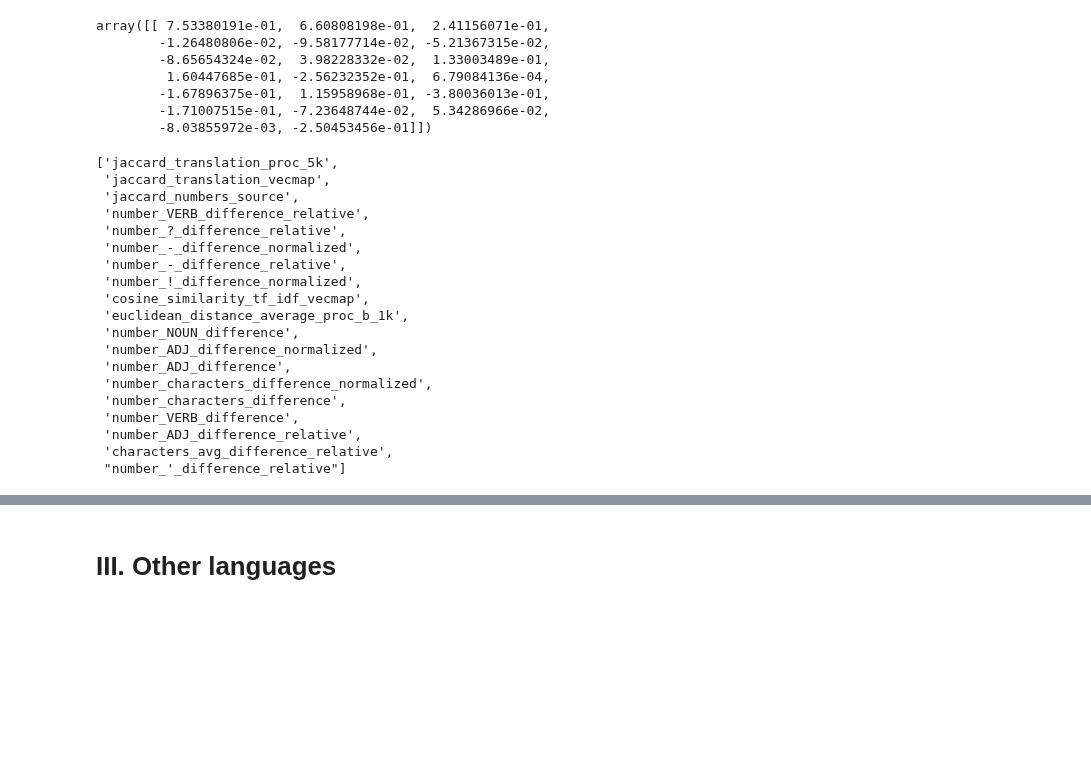
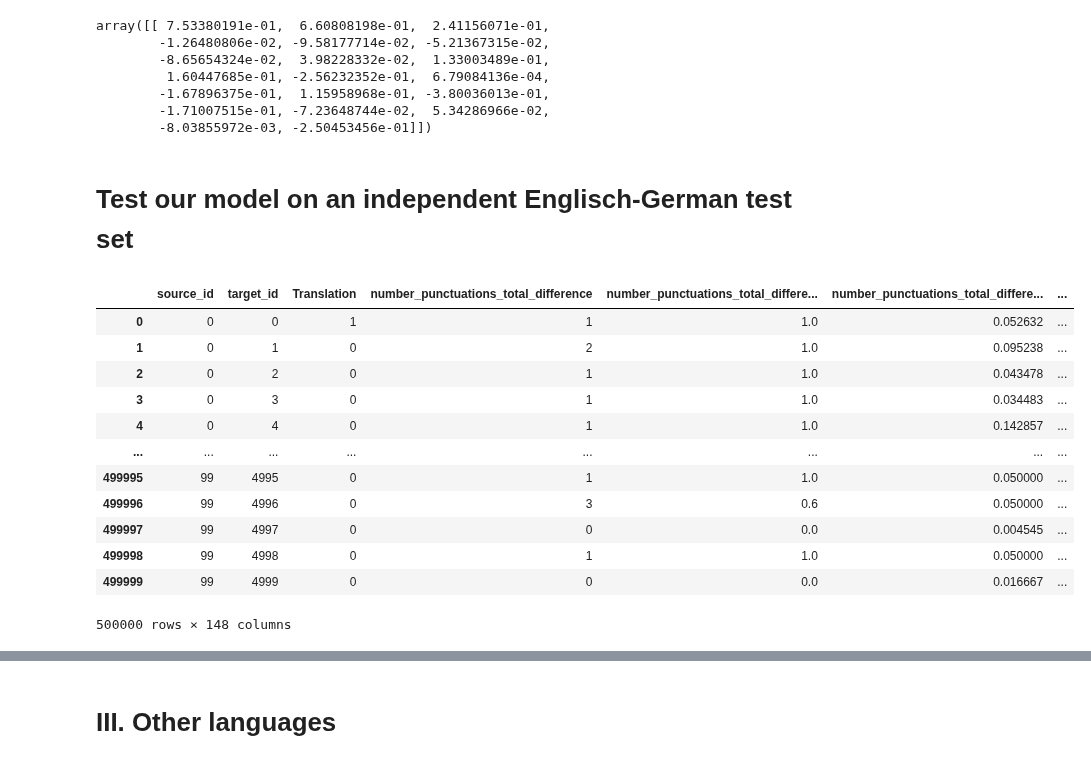
Before and after one commit to J4K08L4N63N84HN/crosslingual-information-retrieval, a Jupyter notebook: notebooks/Supervised_Retrieval_LR.ipynb, the cells around one changed output, grey strips where cells are left out. Saved outputs shown, nothing was run; the diff lists cells and outputs as text; code cells hidden in the pictures; blank space fills up the shorter version.

```diff
--- a/notebooks/Supervised_Retrieval_LR.ipynb
+++ b/notebooks/Supervised_Retrieval_LR.ipynb
@@ -167,25 +185,3 @@ array([[ 7.53380191e-01,  6.60808198e-01,  2.41156071e-01,
         -1.67896375e-01,  1.15958968e-01, -3.80036013e-01,
         -1.71007515e-01, -7.23648744e-02,  5.34286966e-02,
         -8.03855972e-03, -2.50453456e-01]])
-# %%
-start_features
-# %% [output]
-['jaccard_translation_proc_5k',
- 'jaccard_translation_vecmap',
- 'jaccard_numbers_source',
- 'number_VERB_difference_relative',
- 'number_?_difference_relative',
- 'number_-_difference_normalized',
- 'number_-_difference_relative',
- 'number_!_difference_normalized',
- 'cosine_similarity_tf_idf_vecmap',
- 'euclidean_distance_average_proc_b_1k',
- 'number_NOUN_difference',
- 'number_ADJ_difference_normalized',
- 'number_ADJ_difference',
- 'number_characters_difference_normalized',
- 'number_characters_difference',
- 'number_VERB_difference',
- 'number_ADJ_difference_relative',
- 'characters_avg_difference_relative',
- "number_'_difference_relative"]
@@ -191,0 +208,20 @@ start_features
+# %% [markdown]
+# Test our model on an independent Englisch-German test set
+# %%
+feature_retrieval_test=pd.read_feather("../data/processed/feature_retrieval_en_de_testset.feather")
+feature_retrieval_test = feature_retrieval_test.rename(columns={"id_source": "source_id", "id_target": "target_id"})
+feature_retrieval_test
+# %% [output]
+|  | source_id | target_id | Translation | number_punctuations_total_difference | number_punctuations_total_differe... | number_punctuations_total_differe... | ... |
+| 0 | 0 | 0 | 1 | 1 | 1.0 | 0.052632 | ... |
+| 1 | 0 | 1 | 0 | 2 | 1.0 | 0.095238 | ... |
+| 2 | 0 | 2 | 0 | 1 | 1.0 | 0.043478 | ... |
+| 3 | 0 | 3 | 0 | 1 | 1.0 | 0.034483 | ... |
+| 4 | 0 | 4 | 0 | 1 | 1.0 | 0.142857 | ... |
+| ... | ... | ... | ... | ... | ... | ... | ... |
+| 499995 | 99 | 4995 | 0 | 1 | 1.0 | 0.050000 | ... |
+| 499996 | 99 | 4996 | 0 | 3 | 0.6 | 0.050000 | ... |
+| 499997 | 99 | 4997 | 0 | 0 | 0.0 | 0.004545 | ... |
+| 499998 | 99 | 4998 | 0 | 1 | 1.0 | 0.050000 | ... |
+| 499999 | 99 | 4999 | 0 | 0 | 0.0 | 0.016667 | ... |
+500000 rows × 148 columns
```
Also changed, not shown: parts of 8 cells of this notebook, 1 other file.
